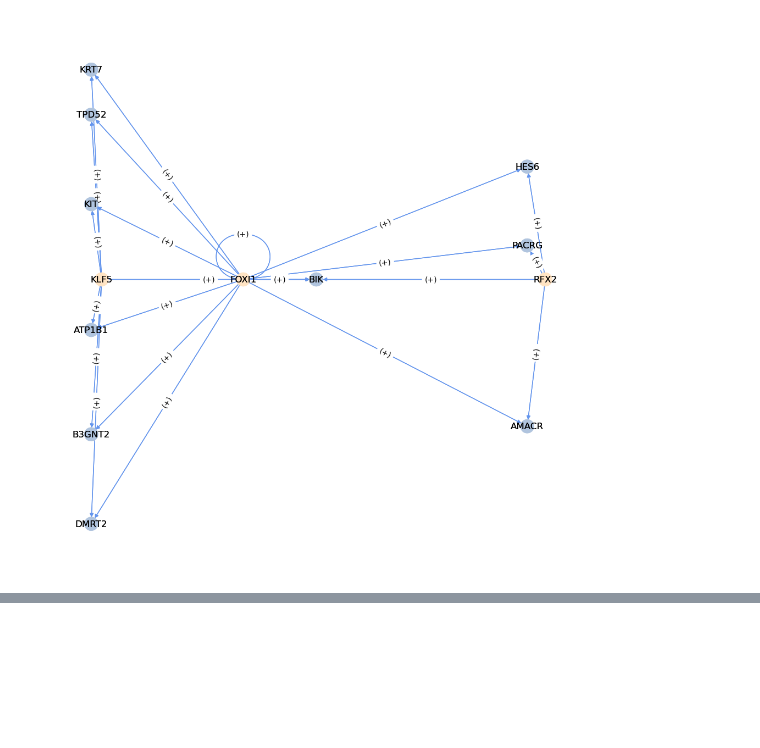
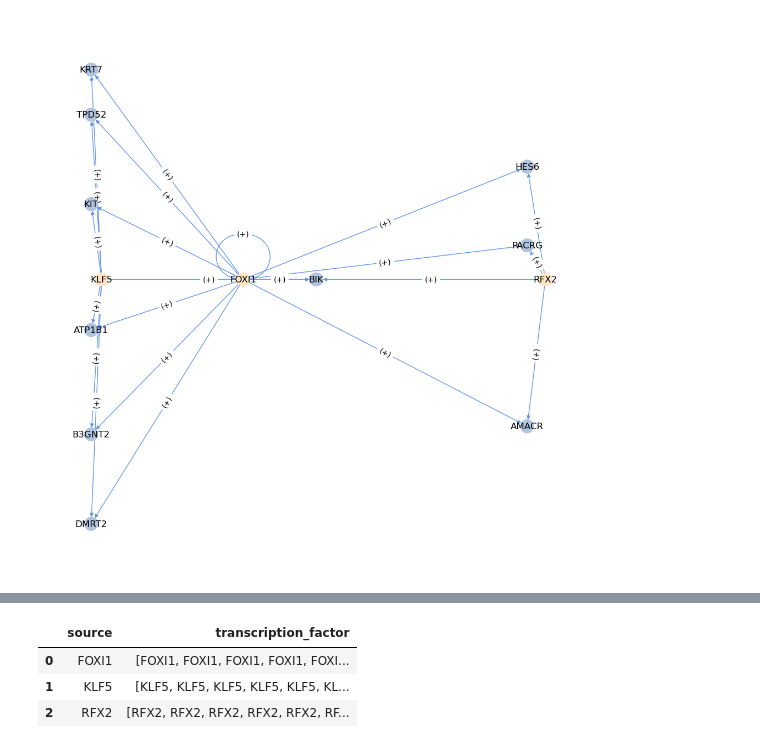
Before and after one commit to Teichlab/cellregulondb, a Jupyter notebook: docs/notebooks/crdb_plot_network.ipynb, the cells around one changed output, grey strips where cells are left out. Saved outputs shown, nothing was run; the diff lists cells and outputs as text; code cells hidden in the pictures; blank space fills up the shorter version.

```diff
--- a/docs/notebooks/crdb_plot_network.ipynb
+++ b/docs/notebooks/crdb_plot_network.ipynb
@@ -53,0 +71,7 @@ _ = crdb.util.plot_networkx(G, show=True, layout='spectral', edge_label_kwargs=d
+# %%
+reg_df.head()
+# %% [output]
+|  | source | transcription_factor |
+| 0 | FOXI1 | [FOXI1, FOXI1, FOXI1, FOXI1, FOXI... |
+| 1 | KLF5 | [KLF5, KLF5, KLF5, KLF5, KLF5, KL... |
+| 2 | RFX2 | [RFX2, RFX2, RFX2, RFX2, RFX2, RF... |
```
Also changed, not shown: parts of 15 cells of this notebook, 1 other file.
